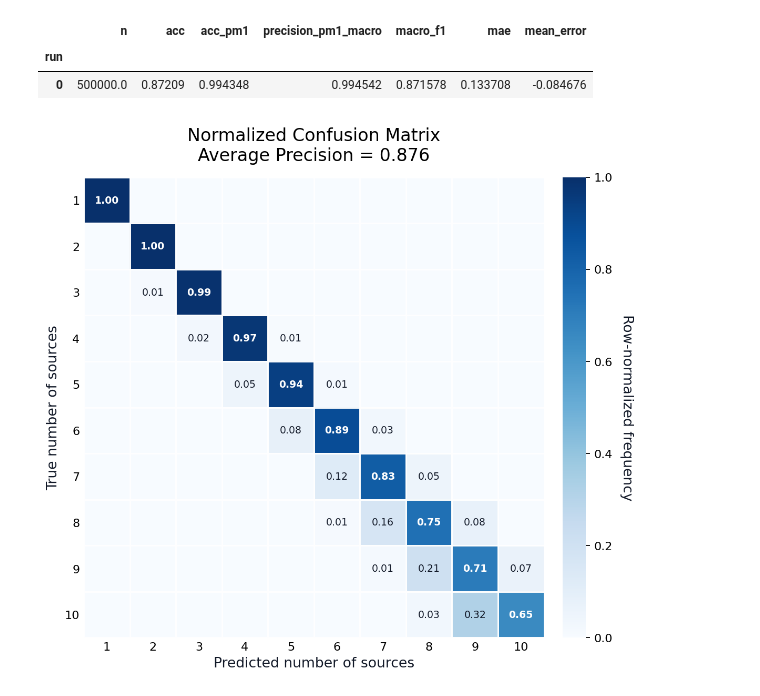
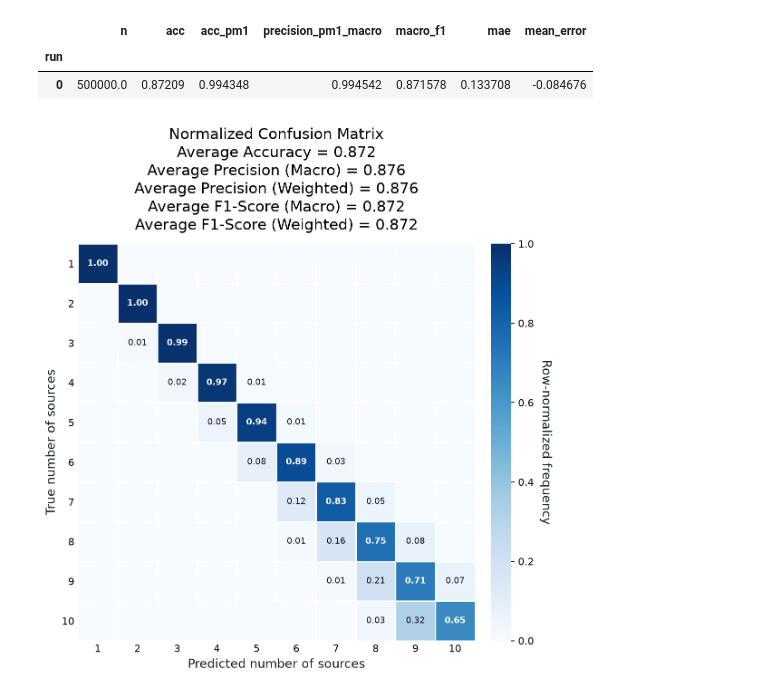
Before and after one commit to TristanDonze/gb-sources-counting, a Jupyter notebook: notebooks/plot_results.ipynb, the cells around one changed output. Saved outputs shown, nothing was run; the diff lists cells and outputs as text; code cells hidden in the pictures.

Commit message:
(feat):  notebooks for experiments visualisation

```diff
--- a/notebooks/plot_results.ipynb
+++ b/notebooks/plot_results.ipynb
@@ -95,8 +95,8 @@ with plt.rc_context({
     fig, ax = plt.subplots(figsize=(8.4, 7.2), dpi=160)
     im = ax.imshow(cm_norm, cmap="Blues", vmin=0, vmax=1, interpolation="nearest")
 
-    # ax.set_title(f"Normalized Confusion Matrix\nAverage Accuracy = {accuracy:.3f}\nAverage Precision (Macro) = {precision_macro:.3f}\nAverage Precision (Weighted) = {precision_weighted:.3f}\nAverage F1-Score (Macro) = {f1_macro:.3f}\nAverage F1-Score (Weighted) = {f1_weighted:.3f}", pad=14)
-    ax.set_title(f"Normalized Confusion Matrix\nAverage Precision = {precision_macro:.3f}", pad=14)
+    ax.set_title(f"Normalized Confusion Matrix\nAverage Accuracy = {accuracy:.3f}\nAverage Precision (Macro) = {precision_macro:.3f}\nAverage Precision (Weighted) = {precision_weighted:.3f}\nAverage F1-Score (Macro) = {f1_macro:.3f}\nAverage F1-Score (Weighted) = {f1_weighted:.3f}", pad=14)
+    # ax.set_title(f"Normalized Confusion Matrix\nAverage Precision = {precision_macro:.3f}", pad=14)
     ax.set_xlabel("Predicted number of sources")
     ax.set_ylabel("True number of sources")
     ax.set_xticks(np.arange(len(labels)))
@@ -108,34 +108,34 @@ with plt.rc_context({
     ax.grid(which="minor", color="white", linewidth=1.3)
     ax.tick_params(which="minor", bottom=False, left=False)
     ax.tick_params(axis="both", length=0)
 
     for i in range(cm_norm.shape[0]):
         for j in range(cm_norm.shape[1]):
             value = cm_norm[i, j]
             if value < 0.005:
                 continue
             ax.text(
                 j,
                 i,
                 f"{value:.2f}",
                 ha="center",
                 va="center",
                 fontsize=8.5,
                 fontweight="bold" if i == j else "normal",
                 color="white" if value > 0.45 else "#111827",
             )
 
     cbar = fig.colorbar(im, ax=ax, fraction=0.046, pad=0.035)
     cbar.set_label("Row-normalized frequency", rotation=270, labelpad=18)
     cbar.outline.set_visible(False)
 
     for spine in ax.spines.values():
         spine.set_visible(False)
 
     fig.subplots_adjust(left=0.12, right=0.88, bottom=0.1, top=0.86)
     plt.show()
 # %% [output]
-[figure, old version]
+[figure, new version]
 # %%
 PRED_COL = "pred_K"
 MIN_K_FOR_GAP_COMPARISON = 2
```
Also changed, not shown: parts of 5 cells of this notebook, 1 other file.
